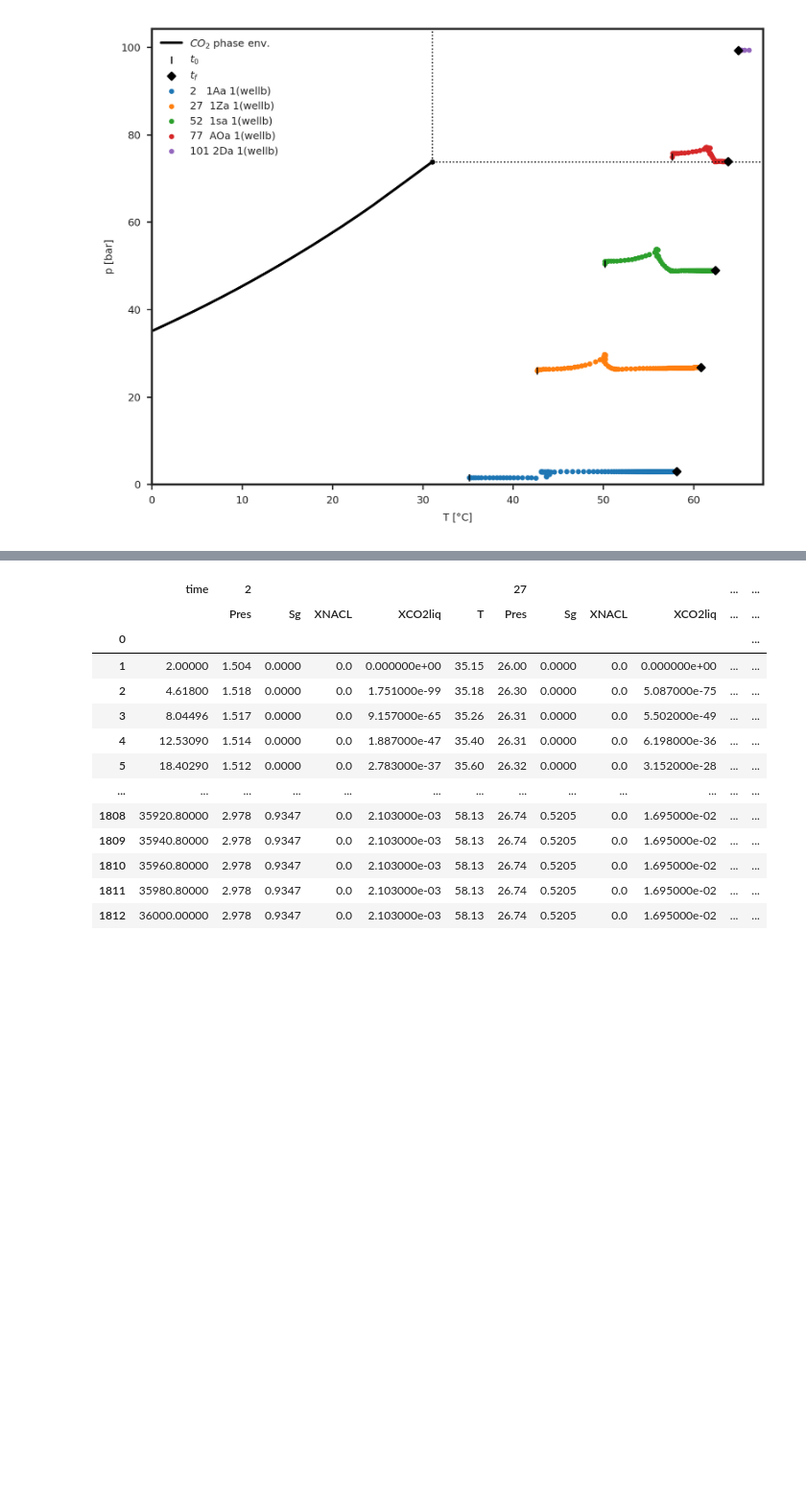
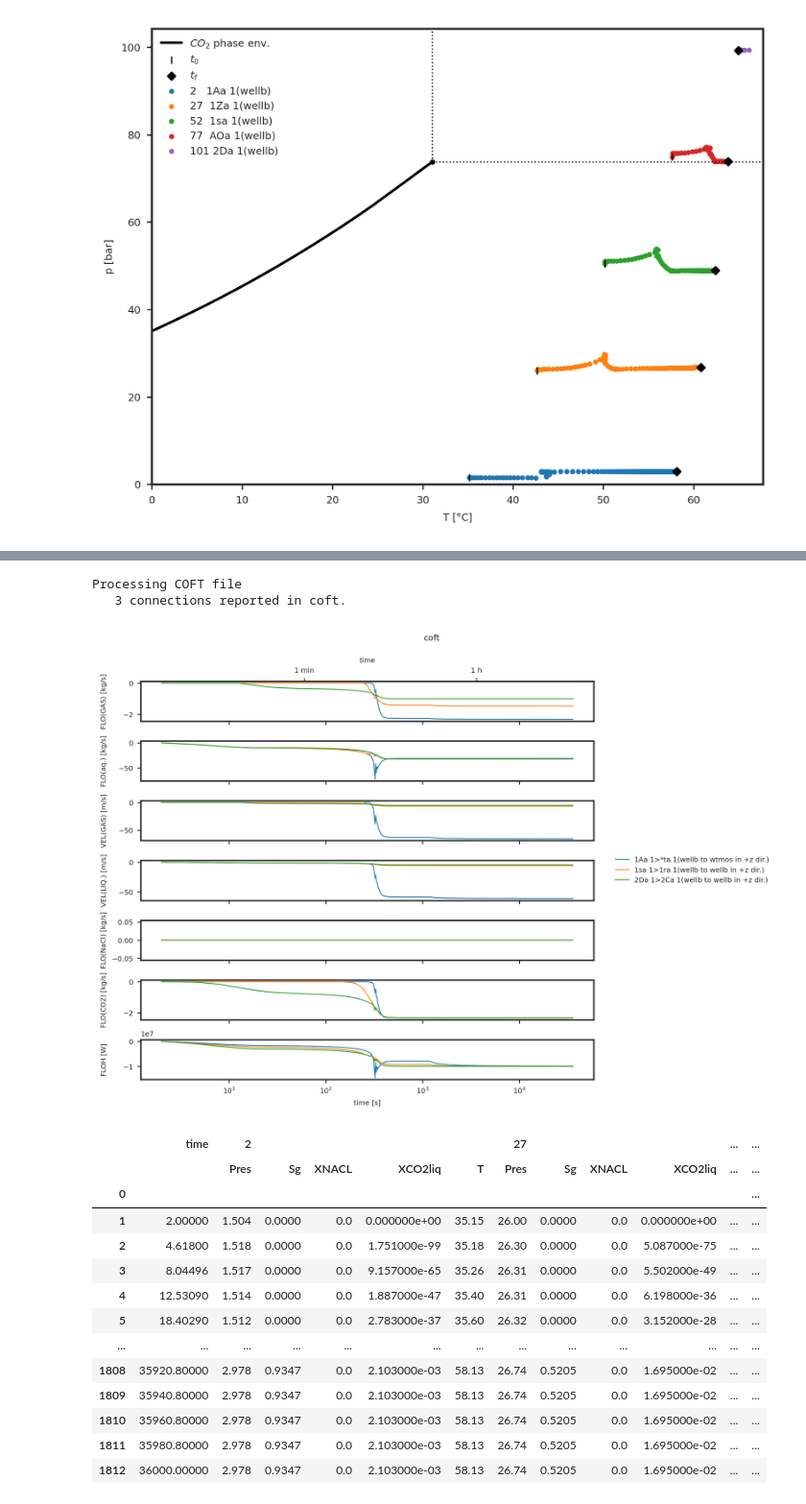
Before and after one commit to equinor/T2Well_post, a Jupyter notebook: plot_T2Well_files.ipynb, the cells around one changed output, grey strips where cells are left out. Shown at 96% size. Cells and saved outputs as stored; diff of their text form; code cells hidden in the pictures; blank space fills up the shorter version.

```diff
--- a/plot_T2Well_files.ipynb
+++ b/plot_T2Well_files.ipynb
@@ -216,3 +355,10 @@ Processing FOFT file
+# %%
+coft_var, coft_item, coft  = read_COFT(fnames_map['coft'], EOS)
+f, a = plot_OFT('coft', coft, coft_item, coft_var, True, eleme, conne)
+# %% [output]
+Processing COFT file
+   3 connections reported in coft.
+[figure, added]
 # %%
 df
 # %% [output]
```
Also changed, not shown: parts of 9 cells of this notebook, 1 other file.
